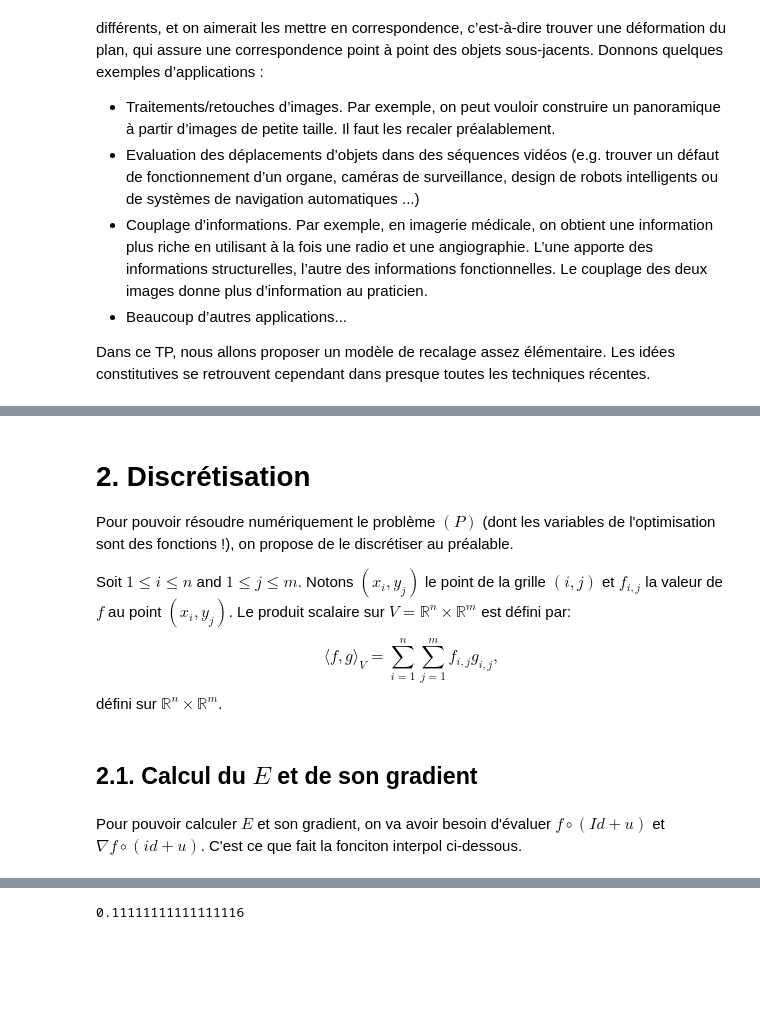
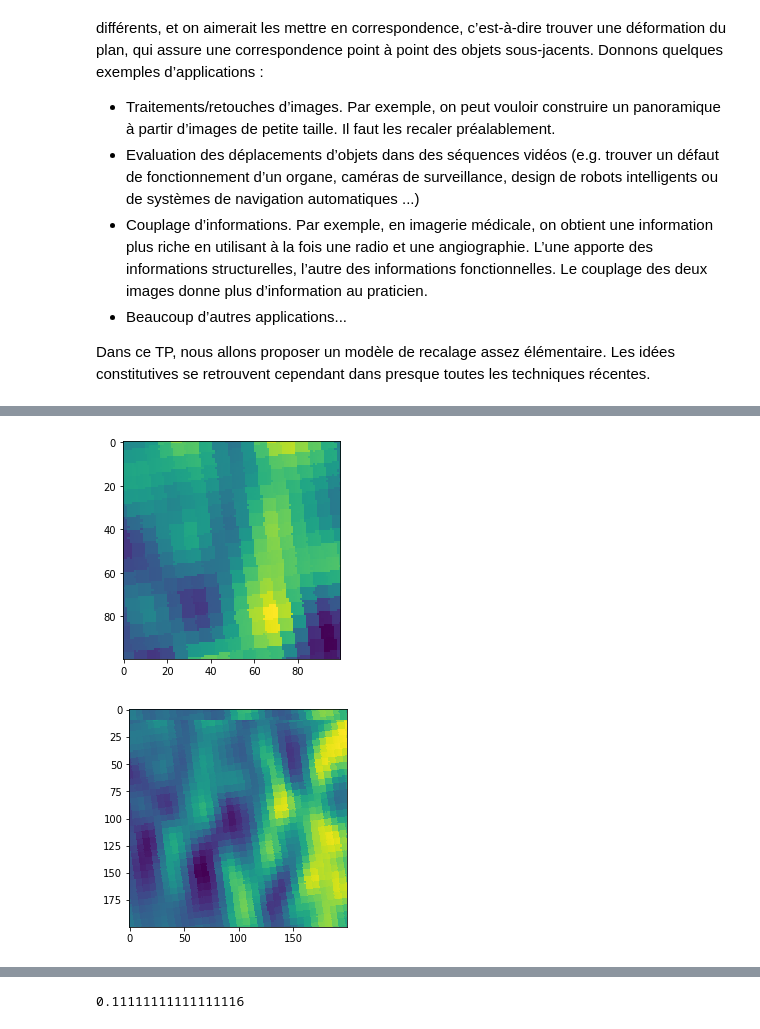
Before and after one commit to YamSok/CESBIO_BIOMASS, a Jupyter notebook: optim.ipynb, the cells around one changed output, grey strips where cells are left out. Cells and saved outputs as stored; diff of their text form; code cells hidden in the pictures; blank space fills up the shorter version.

Commit message:
optim

```diff
--- a/optim.ipynb
+++ b/optim.ipynb
@@ -16,24 +16,3 @@ Un problème fréquemment rencontré dans le domaine du traitement d’images
 * Beaucoup d’autres applications...
 
 Dans ce TP, nous allons proposer un modèle de recalage assez élémentaire. Les idées constitutives se retrouvent cependant dans presque toutes les techniques récentes.
-# %%
-def get_images() :
-    n=21
-    sigma=0.3
-    [X,Y]=np.meshgrid(np.linspace(-1,1,n),np.linspace(-1,1,n), indexing='xy')
-    Z=np.sqrt(X*X+Y*Y)
-    im1=np.zeros((n,n))
-    im1[Z<=.7]=1.
-    im1[Z<=.3]=.5
-    im1[Z<=.1]=.7
-    im2=np.zeros((n,n));
-    Z=np.sqrt((X-.3)**2+(Y+.2)**2)
-    im2[Z<=.7]=1
-    im2[Z<=.3]=.5
-    im2[Z<=.1]=.7
-    G=np.fft.fftshift(np.exp(-(X**2+Y**2)/sigma**2))
-    f=np.real(np.fft.ifft2(np.fft.fft2(G)*np.fft.fft2(im1)))
-    g=np.real(np.fft.ifft2(np.fft.fft2(G)*np.fft.fft2(im2)))
-    f=f/np.max(f)
-    g=g/np.max(g)
-    return f,g
@@ -89,13 +18,0 @@ $$\langle \nabla E(u),h\rangle = \displaystyle\int_\Omega \langle (f(x+u(x))-g(x
-# %% [markdown]
-# 2. Discrétisation
-
-Pour pouvoir résoudre numériquement le problème $(P)$ (dont les variables de l'optimisation sont des fonctions !), on propose de le discrétiser au préalable.
-
-Soit $1\le i \le n$ and $1\le j\le m$. Notons $(x_i,y_j)$ le point de la grille $(i,j)$ et $f_{i,j}$ la valeur de $f$ au point $(x_i,y_j)$. Le produit scalaire sur $V=\mathbb{R}^n\times \mathbb{R}^m$ est défini par:
-$$\langle f,g\rangle_V=\sum_{i=1}^n\sum_{j=1}^m f_{i,j}g_{i,j},$$
-défini sur $\mathbb{R}^n\times \mathbb{R}^m$.
-# %% [markdown]
-2.1. Calcul du $E$ et de son gradient
------------------------------------
-# %% [markdown]
-Pour pouvoir calculer $E$ et son gradient, on va avoir besoin d'évaluer $f\circ (Id+u)$ et $\nabla f\circ(id+u)$. C'est ce que fait la fonciton interpol ci-dessous.
@@ -102,3 +25,13 @@ Pour pouvoir calculer $E$ et son gradient, on va avoir besoin d'évaluer $f\circ
+# %%
+plt.imshow(f[1000:1100,500:600])
+im1 = f[1000:1100,500:600]
+# %% [output]
+[figure, added]
+# %%
+plt.imshow(np.roll(f[1000:1200,500:700],10,axis=0))
+im2 = np.roll(f[1000:1100,500:600],10,axis=0)
+# %% [output]
+[figure, added]
 # %%
 def interpol(f,ux,uy) :
     # function that computes f \circ Id+u and interpolates it on a mesh
```
Also changed, not shown: parts of 23 cells of this notebook.
